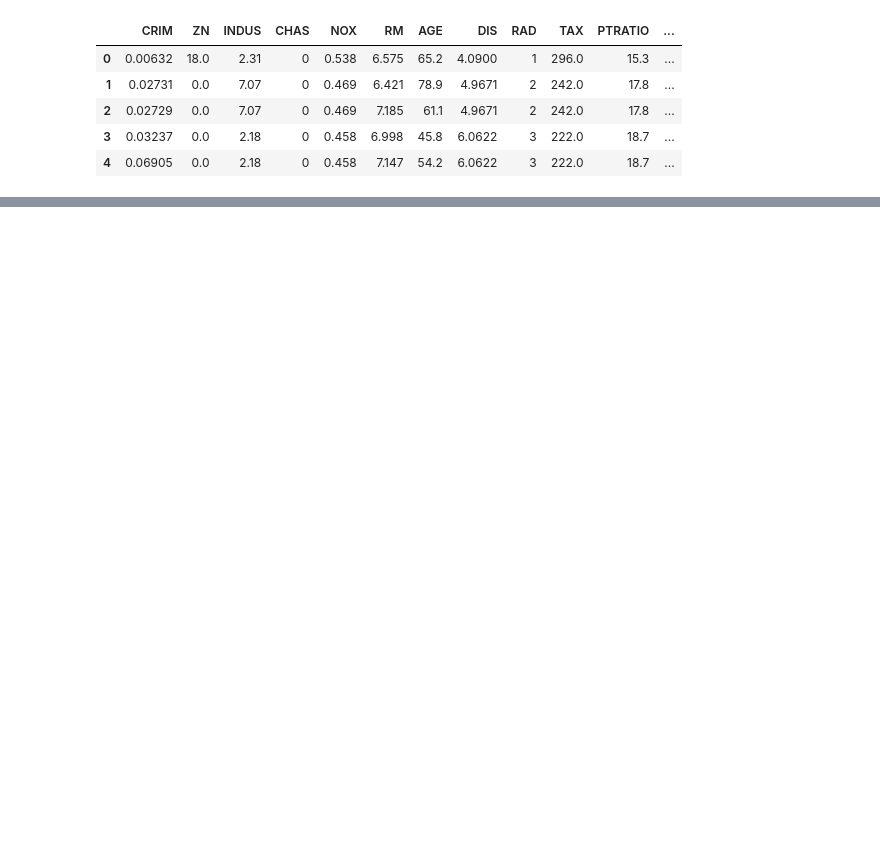
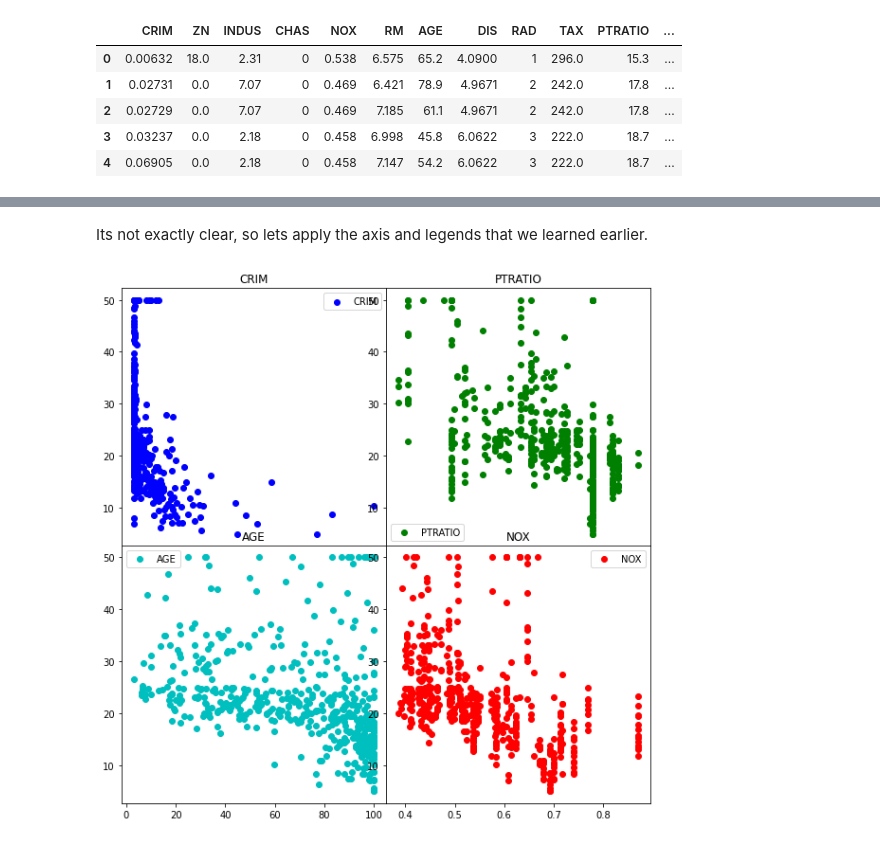
Before and after one commit to Deadlyelder/visualisation-workshop, a Jupyter notebook: src/matplotlib.ipynb, the cells around one changed output, grey strips where cells are left out. Saved outputs shown, nothing was run; the diff lists cells and outputs as text; code cells hidden in the pictures; blank space fills up the shorter version.

```diff
--- a/src/matplotlib.ipynb
+++ b/src/matplotlib.ipynb
@@ -274,0 +293,25 @@ df_data.head()
+# %% [markdown]
+Its not exactly clear, so lets apply the axis and legends that we learned earlier.
+# %%
+fig = plt.figure()
+fig.set_size_inches(10.0, 10.0, forward=True)
+ax = []
+
+for i in range(1, 5):
+    ax.append(fig.add_subplot(2, 2, i))
+
+columns = ["CRIM", "PTRATIO", "AGE", "NOX"]
+colors = ["b", "g", "c", "r"]
+
+for i in range(4):
+    ax[i].scatter(df_data[columns[i]],
+                  df_data["MEDV"],
+                  color=colors[i],
+                  label=columns[i])
+    ax[i].legend()
+    ax[i].set_title(columns[i])
+
+plt.subplots_adjust(wspace=0, hspace=0)
+plt.show()
+# %% [output]
+[figure, added]
```
Also changed, not shown: parts of 29 cells of this notebook.
